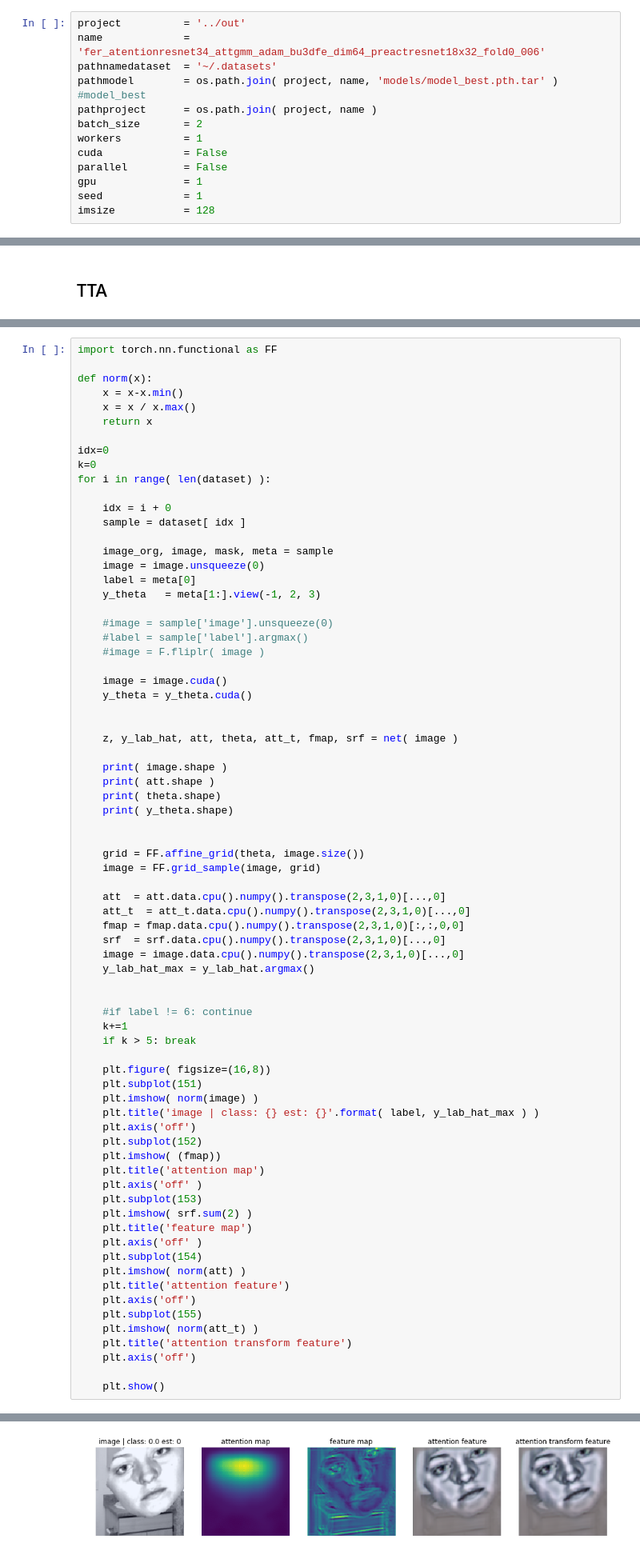
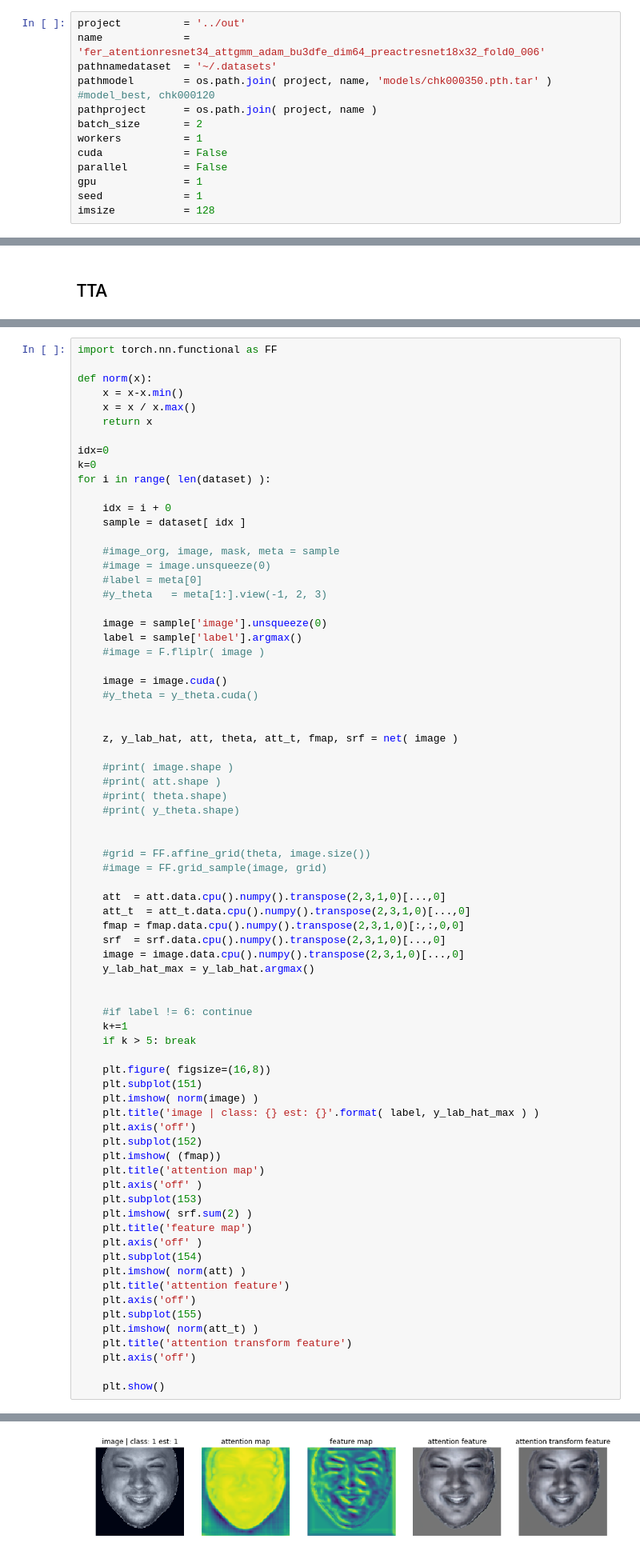
Before and after one commit to pedrodiamel/ferattention, a Jupyter notebook: books/eval.ipynb, the cells around one changed output, grey strips where cells are left out. Shown at 80% size. Cells and saved outputs as stored; diff of their text form.

```diff
--- a/books/eval.ipynb
+++ b/books/eval.ipynb
@@ -48,7 +51,7 @@ result
 project          = '../out'
 name             = 'fer_atentionresnet34_attgmm_adam_bu3dfe_dim64_preactresnet18x32_fold0_006'
 pathnamedataset  = '~/.datasets'
-pathmodel        = os.path.join( project, name, 'models/model_best.pth.tar' ) #model_best
+pathmodel        = os.path.join( project, name, 'models/chk000350.pth.tar' ) #model_best, chk000120
 pathproject      = os.path.join( project, name )
 batch_size       = 2
 workers          = 1
@@ -187,29 +193,29 @@ for i in range( len(dataset) ):
     idx = i + 0
     sample = dataset[ idx ]
 
-    image_org, image, mask, meta = sample
-    image = image.unsqueeze(0)
-    label = meta[0]
-    y_theta   = meta[1:].view(-1, 2, 3)
+    #image_org, image, mask, meta = sample
+    #image = image.unsqueeze(0)
+    #label = meta[0]
+    #y_theta   = meta[1:].view(-1, 2, 3)
 
-    #image = sample['image'].unsqueeze(0)
-    #label = sample['label'].argmax()
+    image = sample['image'].unsqueeze(0)
+    label = sample['label'].argmax()
     #image = F.fliplr( image )
 
     image = image.cuda()
-    y_theta = y_theta.cuda()
+    #y_theta = y_theta.cuda()
 
 
     z, y_lab_hat, att, theta, att_t, fmap, srf = net( image )
 
-    print( image.shape )
-    print( att.shape )
-    print( theta.shape)
-    print( y_theta.shape)
+    #print( image.shape )
+    #print( att.shape )
+    #print( theta.shape)
+    #print( y_theta.shape)
 
 
-    grid = FF.affine_grid(theta, image.size())
-    image = FF.grid_sample(image, grid)
+    #grid = FF.affine_grid(theta, image.size())
+    #image = FF.grid_sample(image, grid)
 
     att  = att.data.cpu().numpy().transpose(2,3,1,0)[...,0]
     att_t  = att_t.data.cpu().numpy().transpose(2,3,1,0)[...,0]
@@ -264 +258 @@ torch.Size([1, 2, 3])
-[figure, old version]
+[figure, new version]
```
Also changed, not shown: parts of 14 cells of this notebook, 8 other files.
